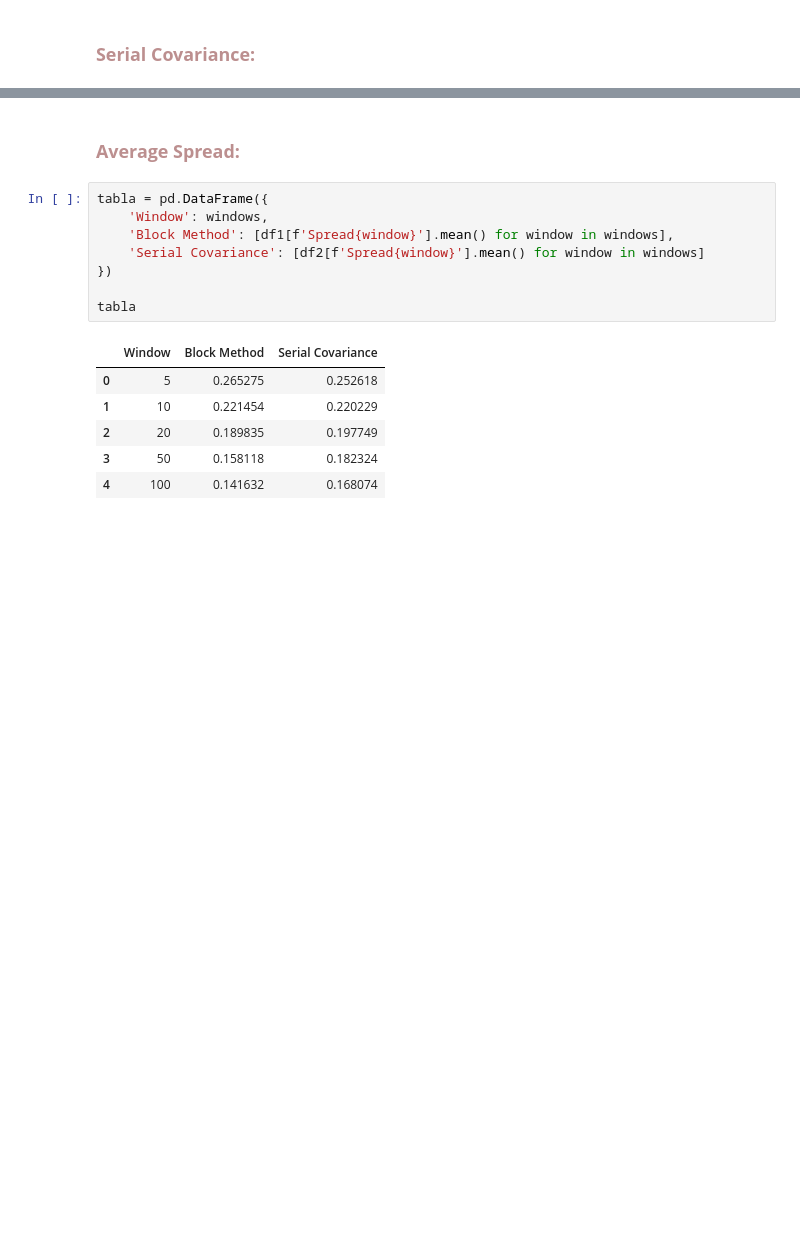
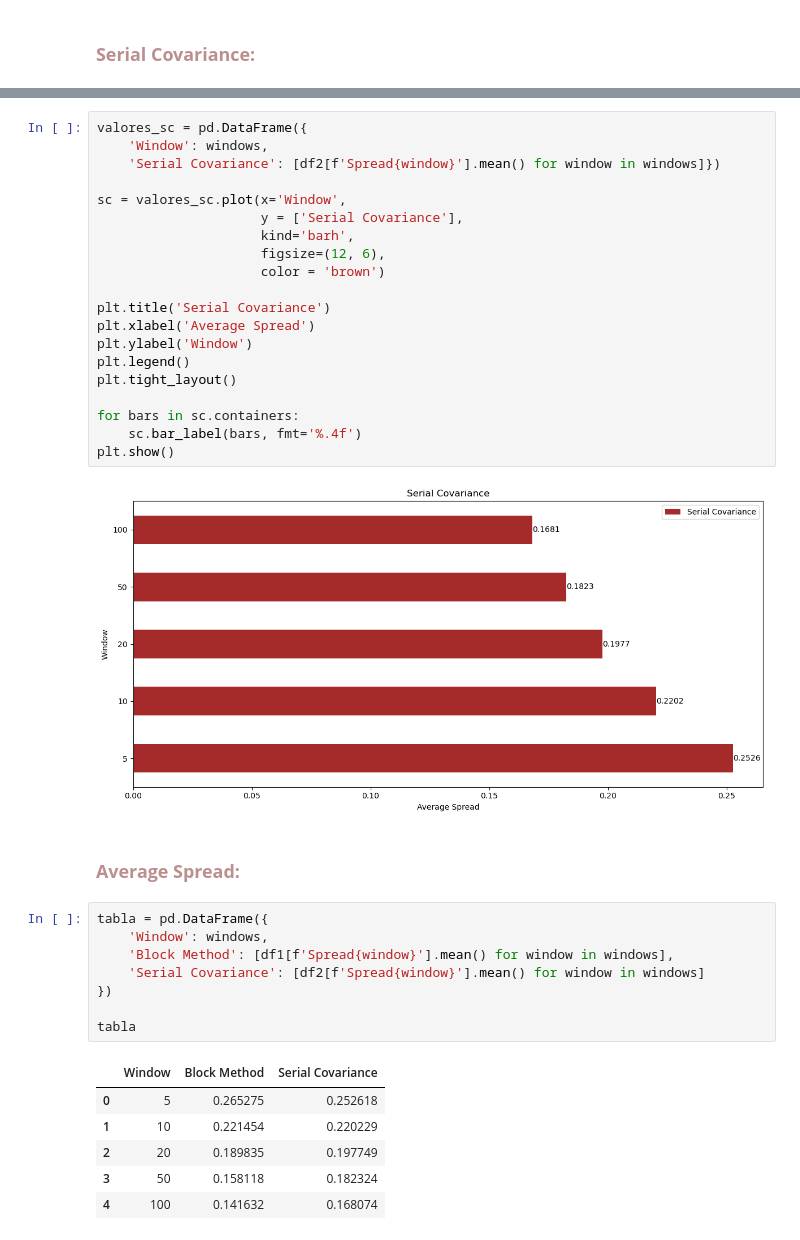
Before and after one commit to arantzaghg/sistemas_de_trading, a Jupyter notebook: Tarea 1 Effective Spread.ipynb, the cells around one changed output, grey strips where cells are left out. Drawn from its saved outputs; the diff is of its cells as text; blank space fills up the shorter version.

```diff
--- a/Tarea 1 Effective Spread.ipynb
+++ b/Tarea 1 Effective Spread.ipynb
@@ -136,3 +157,25 @@ df2
+# %%
+valores_sc = pd.DataFrame({
+    'Window': windows,
+    'Serial Covariance': [df2[f'Spread{window}'].mean() for window in windows]})
+
+sc = valores_sc.plot(x='Window',
+                     y = ['Serial Covariance'],
+                     kind='barh',
+                     figsize=(12, 6),
+                     color = 'brown')
+
+plt.title('Serial Covariance')
+plt.xlabel('Average Spread')
+plt.ylabel('Window')
+plt.legend()
+plt.tight_layout()
+
+for bars in sc.containers:
+    sc.bar_label(bars, fmt='%.4f')
+plt.show()
+# %% [output]
+[figure, added]
 # %% [markdown]
 ### <font color='rosybrown'> **Average Spread:**
 # %%
```
Also changed, not shown: parts of 8 cells of this notebook.
